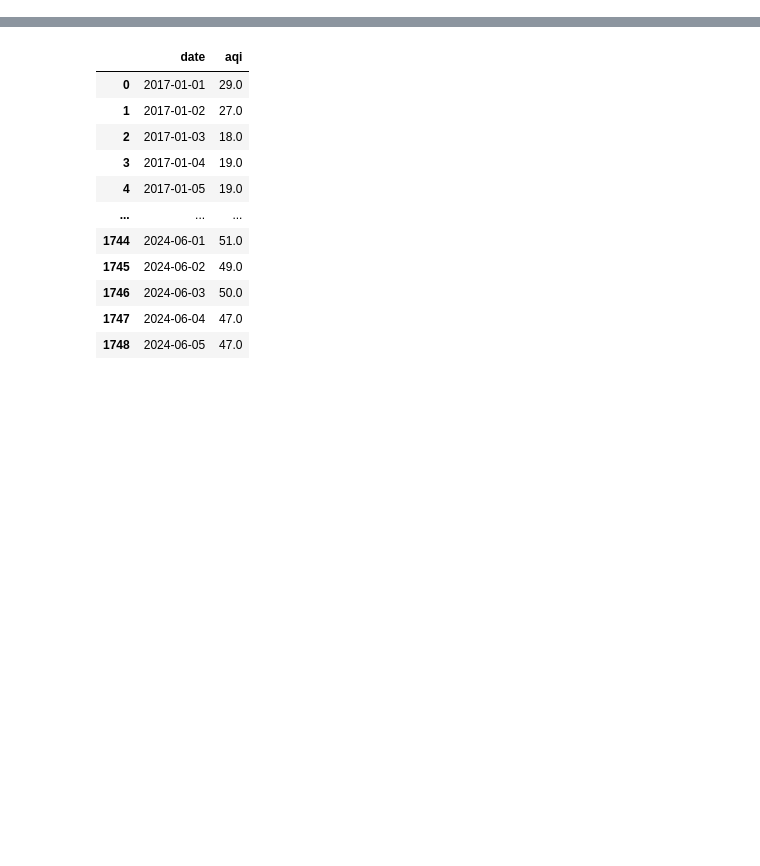
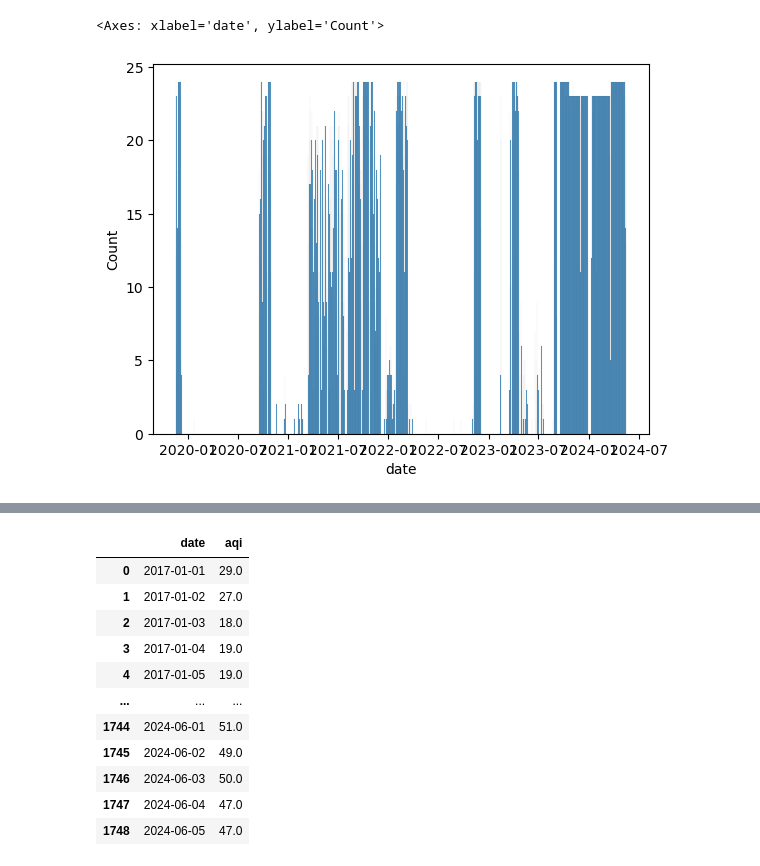
Before and after one commit to Jordan-D-Taylor/air_pollution_and_traffic_hazards, a Jupyter notebook: Capstone.ipynb, the cells around one changed output, grey strips where cells are left out. Saved outputs shown, nothing was run; the diff lists cells and outputs as text; code cells hidden in the pictures; blank space fills up the shorter version.

```diff
--- a/Capstone.ipynb
+++ b/Capstone.ipynb
@@ -71,0 +77,5 @@ aq[18:20]
+# %%
+sns.histplot(data=aq, x="date")
+# %% [output]
+<Axes: xlabel='date', ylabel='Count'>
+[figure, added]
```
Also changed, not shown: parts of 36 cells of this notebook, 2 other files.
